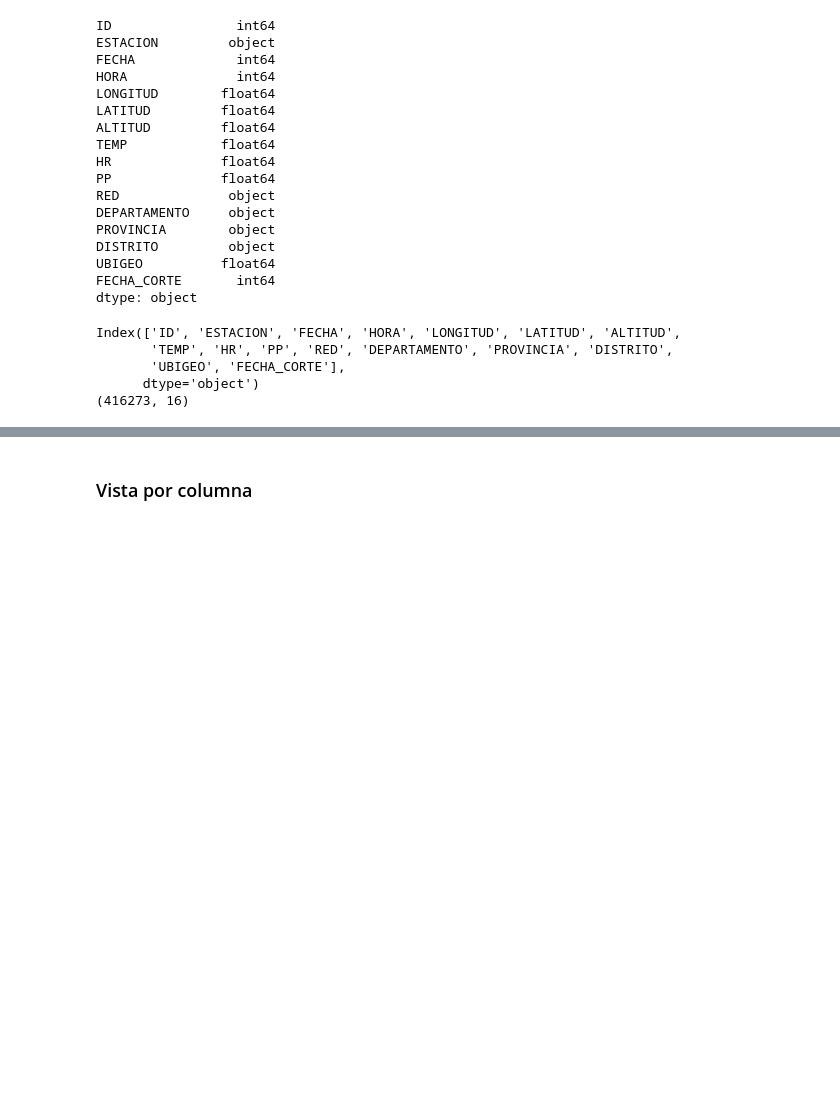
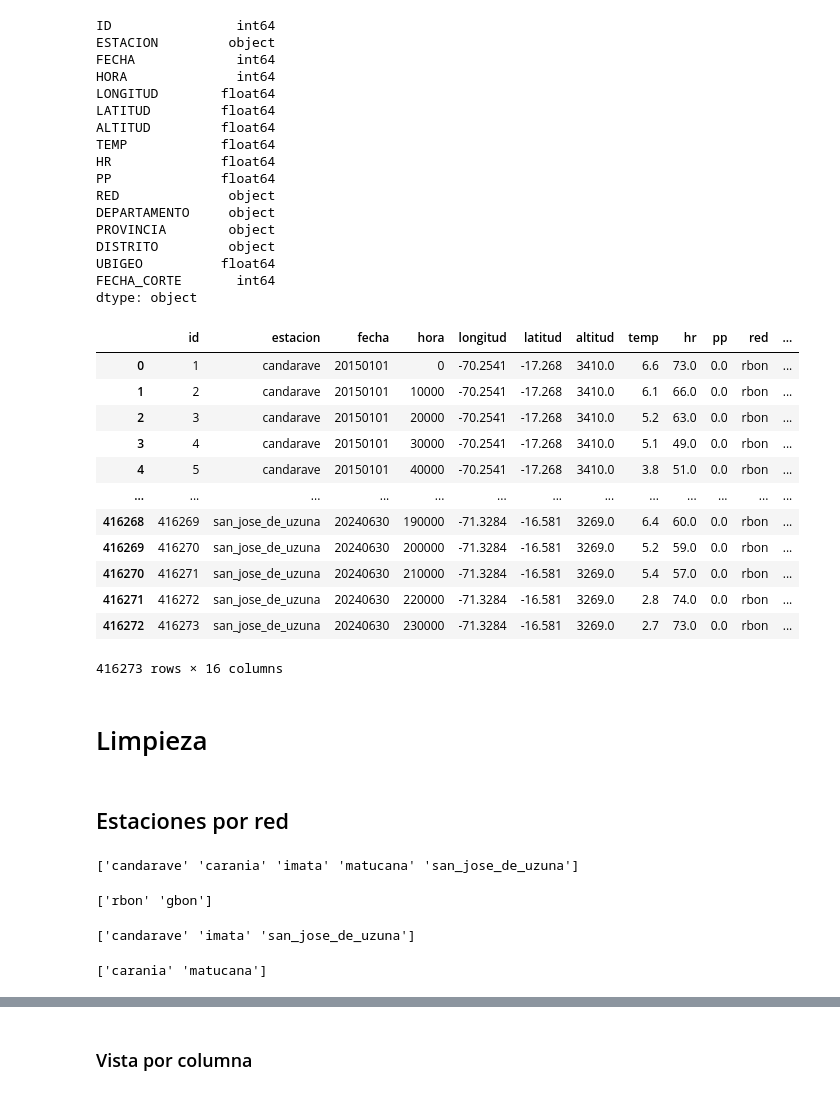
Before and after one commit to Arelly-Vega/eda-variables-meteorologicas-estacionales, a Jupyter notebook: proyecto/notebooks/clean.ipynb, the cells around one changed output, grey strips where cells are left out. Drawn from its saved outputs; the diff is of its cells as text; code cells hidden in the pictures; blank space fills up the shorter version.

```diff
--- a/proyecto/notebooks/clean.ipynb
+++ b/proyecto/notebooks/clean.ipynb
@@ -29,15 +42,46 @@ DISTRITO         object
 UBIGEO          float64
 FECHA_CORTE       int64
 dtype: object
-# %%
-# Nombre de las columnas
-print(dataset.columns)
-
-# Número de filas y columnas
-print(dataset.shape)
-# %% [output]
-Index(['ID', 'ESTACION', 'FECHA', 'HORA', 'LONGITUD', 'LATITUD', 'ALTITUD',
-       'TEMP', 'HR', 'PP', 'RED', 'DEPARTAMENTO', 'PROVINCIA', 'DISTRITO',
-       'UBIGEO', 'FECHA_CORTE'],
-      dtype='object')
-(416273, 16)
+# %%
+#columnas en minúscula
+dataset.columns=dataset.columns.str.lower()
+# %%
+dataset = dataset.apply(lambda x: x.astype(str).str.lower() if x.dtype == 'object' else x)
+dataset
+# %% [output]
+|  | id | estacion | fecha | hora | longitud | latitud | altitud | temp | hr | pp | red | ... |
+| 0 | 1 | candarave | 20150101 | 0 | -70.2541 | -17.268 | 3410.0 | 6.6 | 73.0 | 0.0 | rbon | ... |
+| 1 | 2 | candarave | 20150101 | 10000 | -70.2541 | -17.268 | 3410.0 | 6.1 | 66.0 | 0.0 | rbon | ... |
+| 2 | 3 | candarave | 20150101 | 20000 | -70.2541 | -17.268 | 3410.0 | 5.2 | 63.0 | 0.0 | rbon | ... |
+| 3 | 4 | candarave | 20150101 | 30000 | -70.2541 | -17.268 | 3410.0 | 5.1 | 49.0 | 0.0 | rbon | ... |
+| 4 | 5 | candarave | 20150101 | 40000 | -70.2541 | -17.268 | 3410.0 | 3.8 | 51.0 | 0.0 | rbon | ... |
+| ... | ... | ... | ... | ... | ... | ... | ... | ... | ... | ... | ... | ... |
+| 416268 | 416269 | san_jose_de_uzuna | 20240630 | 190000 | -71.3284 | -16.581 | 3269.0 | 6.4 | 60.0 | 0.0 | rbon | ... |
+| 416269 | 416270 | san_jose_de_uzuna | 20240630 | 200000 | -71.3284 | -16.581 | 3269.0 | 5.2 | 59.0 | 0.0 | rbon | ... |
+| 416270 | 416271 | san_jose_de_uzuna | 20240630 | 210000 | -71.3284 | -16.581 | 3269.0 | 5.4 | 57.0 | 0.0 | rbon | ... |
+| 416271 | 416272 | san_jose_de_uzuna | 20240630 | 220000 | -71.3284 | -16.581 | 3269.0 | 2.8 | 74.0 | 0.0 | rbon | ... |
+| 416272 | 416273 | san_jose_de_uzuna | 20240630 | 230000 | -71.3284 | -16.581 | 3269.0 | 2.7 | 73.0 | 0.0 | rbon | ... |
+416273 rows × 16 columns
+# %% [markdown]
+# Limpieza
+# %% [markdown]
+## Estaciones por red
+# %%
+#VALORES DE ESTACION
+print(dataset['estacion'].unique())
+# %% [output]
+['candarave' 'carania' 'imata' 'matucana' 'san_jose_de_uzuna']
+# %%
+print(dataset['red'].unique())
+# %% [output]
+['rbon' 'gbon']
+# %%
+#ESTACIONES QUE PERTENECEN A LA RED RBON
+print(dataset[dataset['red']=='rbon']['estacion'].unique())
+# %% [output]
+['candarave' 'imata' 'san_jose_de_uzuna']
+# %%
+#ESTACIONES QUE PERTENECEN A LA RED RBOC
+print(dataset[dataset['red']=='gbon']['estacion'].unique())
+# %% [output]
+['carania' 'matucana']
```
Also changed, not shown: parts of 13 cells of this notebook, 1 other file.
